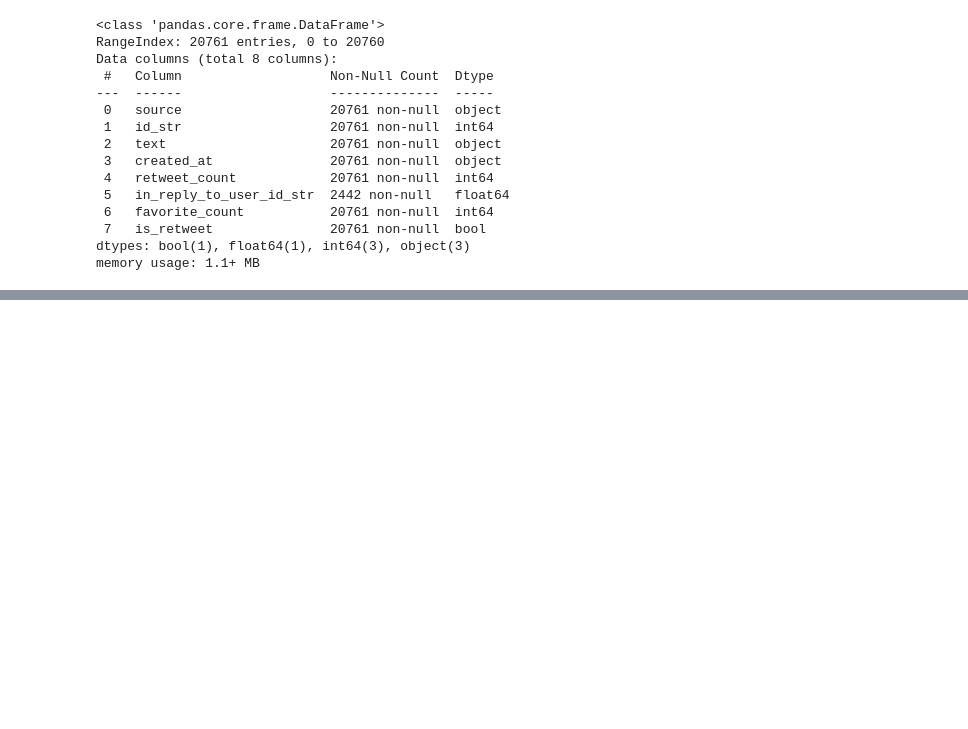
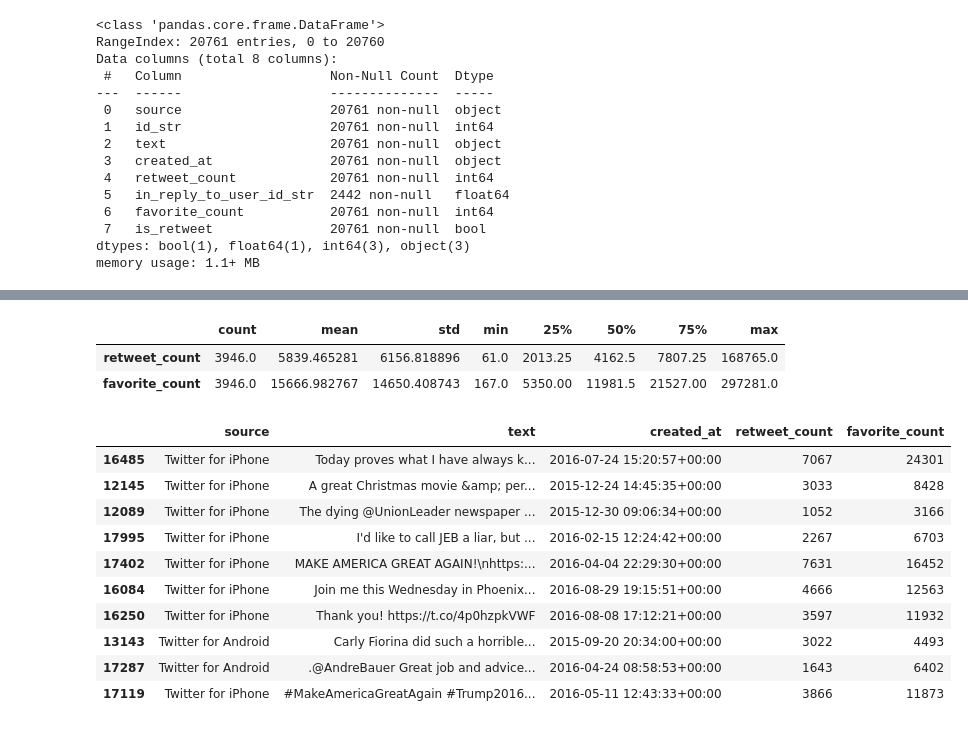
Before and after one commit to arnaldochm/nlp_task, a Jupyter notebook: notebooks/notebook.ipynb, the cells around one changed output, grey strips where cells are left out. Cells and saved outputs as stored; diff of their text form; code cells hidden in the pictures; blank space fills up the shorter version.

```diff
--- a/notebooks/notebook.ipynb
+++ b/notebooks/notebook.ipynb
@@ -41,0 +136,20 @@ nlp = spacy.load('en_core_web_trf')
+# %%
+df.describe().T
+# %% [output]
+|  | count | mean | std | min | 25% | 50% | 75% | max |
+| retweet_count | 3946.0 | 5839.465281 | 6156.818896 | 61.0 | 2013.25 | 4162.5 | 7807.25 | 168765.0 |
+| favorite_count | 3946.0 | 15666.982767 | 14650.408743 | 167.0 | 5350.00 | 11981.5 | 21527.00 | 297281.0 |
+# %%
+df.sample(10)
+# %% [output]
+|  | source | text | created_at | retweet_count | favorite_count |
+| 16485 | Twitter for iPhone | Today proves what I have always k... | 2016-07-24 15:20:57+00:00 | 7067 | 24301 |
+| 12145 | Twitter for iPhone | A great Christmas movie &amp; per... | 2015-12-24 14:45:35+00:00 | 3033 | 8428 |
+| 12089 | Twitter for iPhone | The dying @UnionLeader newspaper ... | 2015-12-30 09:06:34+00:00 | 1052 | 3166 |
+| 17995 | Twitter for iPhone | I'd like to call JEB a liar, but ... | 2016-02-15 12:24:42+00:00 | 2267 | 6703 |
+| 17402 | Twitter for iPhone | MAKE AMERICA GREAT AGAIN!\nhttps:... | 2016-04-04 22:29:30+00:00 | 7631 | 16452 |
+| 16084 | Twitter for iPhone | Join me this Wednesday in Phoenix... | 2016-08-29 19:15:51+00:00 | 4666 | 12563 |
+| 16250 | Twitter for iPhone | Thank you! https://t.co/4p0hzpkVWF | 2016-08-08 17:12:21+00:00 | 3597 | 11932 |
+| 13143 | Twitter for Android | Carly Fiorina did such a horrible... | 2015-09-20 20:34:00+00:00 | 3022 | 4493 |
+| 17287 | Twitter for Android | .@AndreBauer Great job and advice... | 2016-04-24 08:58:53+00:00 | 1643 | 6402 |
+| 17119 | Twitter for iPhone | #MakeAmericaGreatAgain #Trump2016... | 2016-05-11 12:43:33+00:00 | 3866 | 11873 |
```
Also changed, not shown: parts of 16 cells of this notebook, 2 other files.
